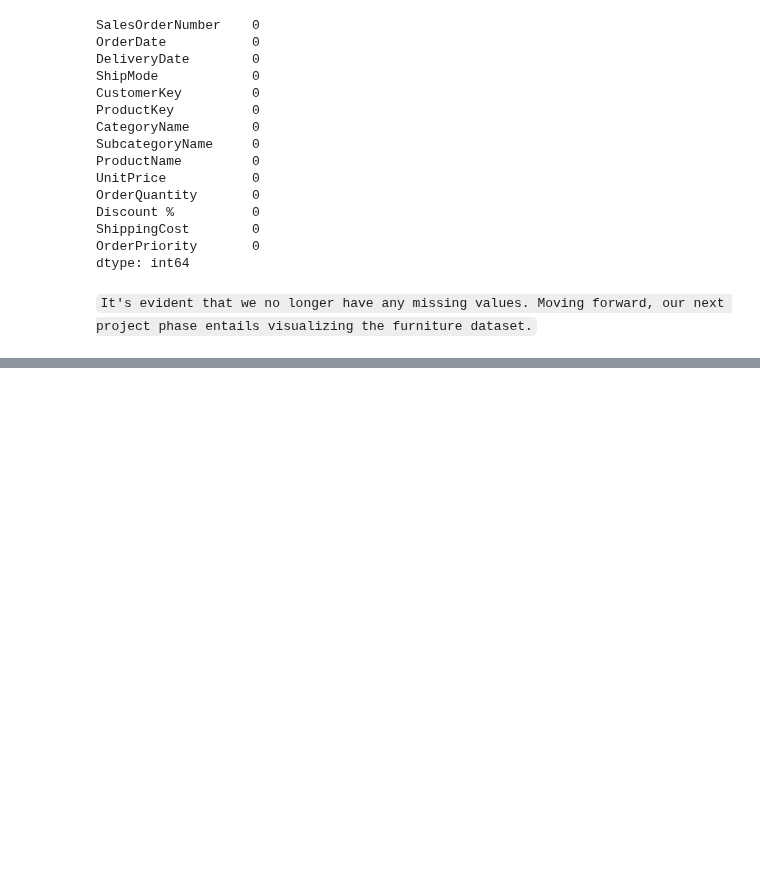
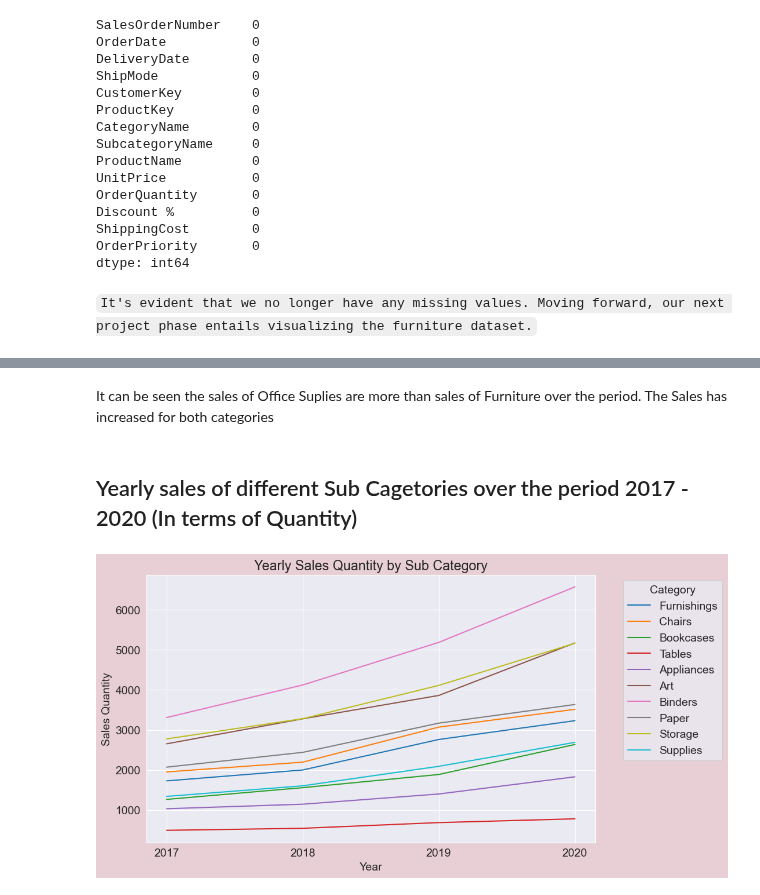
Before and after one commit to SimmiSheetalJain/Uncovering-furniture-sales-insights, a Jupyter notebook: Uncovering-Furniture-Sales-Insights.ipynb, the cells around one changed output, grey strips where cells are left out. Cells and saved outputs as stored; diff of their text form; code cells hidden in the pictures; blank space fills up the shorter version.

```diff
--- a/Uncovering-Furniture-Sales-Insights.ipynb
+++ b/Uncovering-Furniture-Sales-Insights.ipynb
@@ -396,0 +398,14 @@ yearly_sales_qty
+# %%
+import pandas as pd
+
+Subcategory_types = fdf['SubcategoryName'].unique()
+years = fdf['year'].unique()
+
+yearly_sales_qty_sub_cat = pd.DataFrame(index=years, columns=Subcategory_types)
+
+for cat_type in Subcategory_types:
+    for year in years:
+        total_sales = fdf[(fdf['year'] == year) & (fdf['SubcategoryName'] == cat_type)]['OrderQuantity'].sum()
+        yearly_sales_qty_sub_cat.loc[year, cat_type] = total_sales
+
+yearly_sales_qty_sub_cat
@@ -434,0 +443,15 @@ plt.show()
+# %% [markdown]
+It can be seen the sales of Office Suplies are more than sales of Furniture over the period. The Sales has increased for both categories
+# %% [markdown]
+##  Yearly sales of different Sub Cagetories over the period 2017 - 2020 (In terms of Quantity)
+# %%
+# Plotting the data
+yearly_sales_qty_sub_cat.plot(kind='line', figsize=(10, 6))
+plt.title('Yearly Sales Quantity by Sub Category')
+plt.xlabel('Year')
+plt.ylabel('Sales Quantity')
+plt.xticks(yearly_sales_qty.index, rotation=0)
+plt.legend(title='Category', bbox_to_anchor=(1.05, 1), loc='upper left')
+plt.show()
+# %% [output]
+[figure, added]
```
Also changed, not shown: parts of 35 cells of this notebook.
